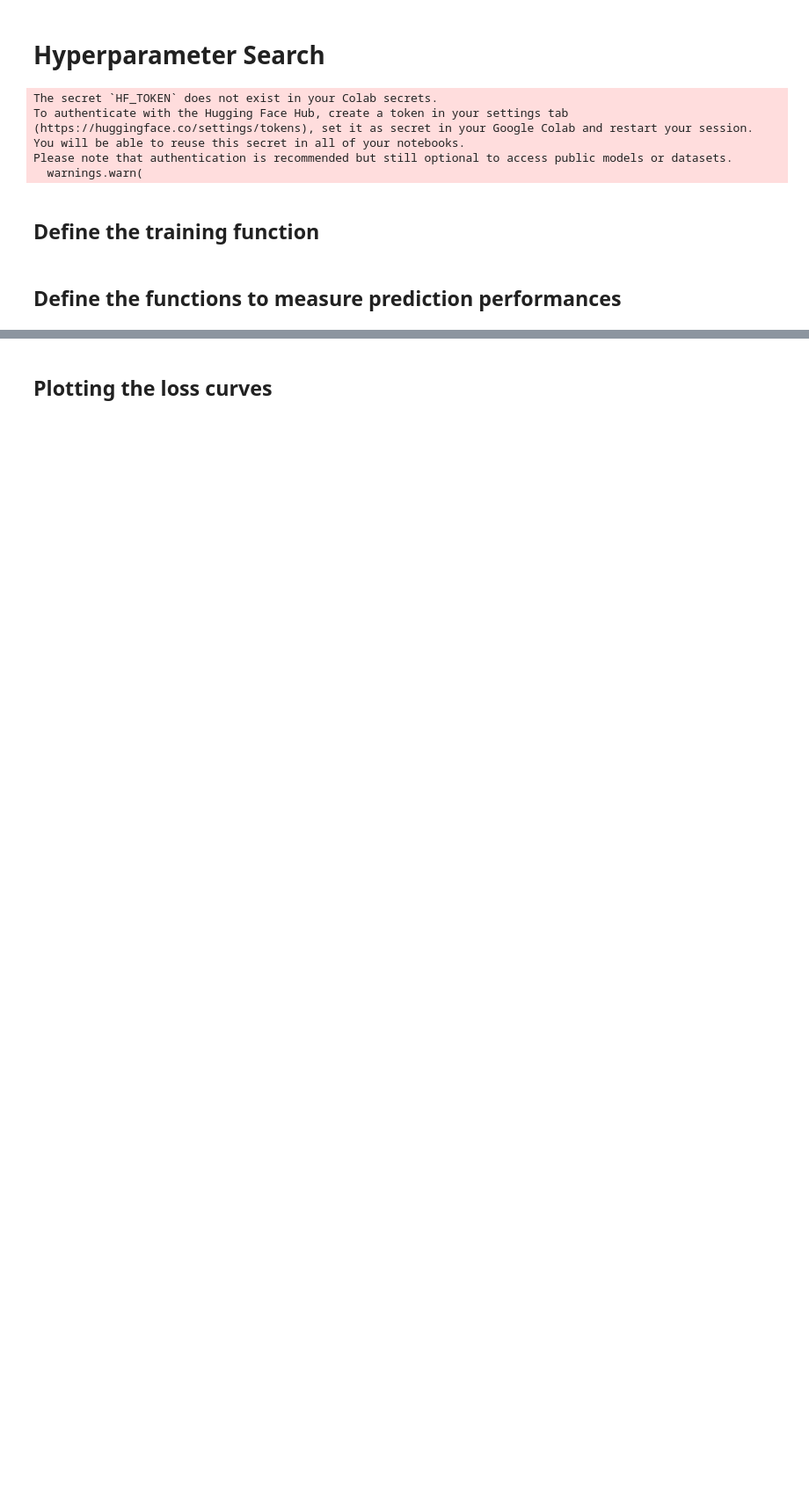
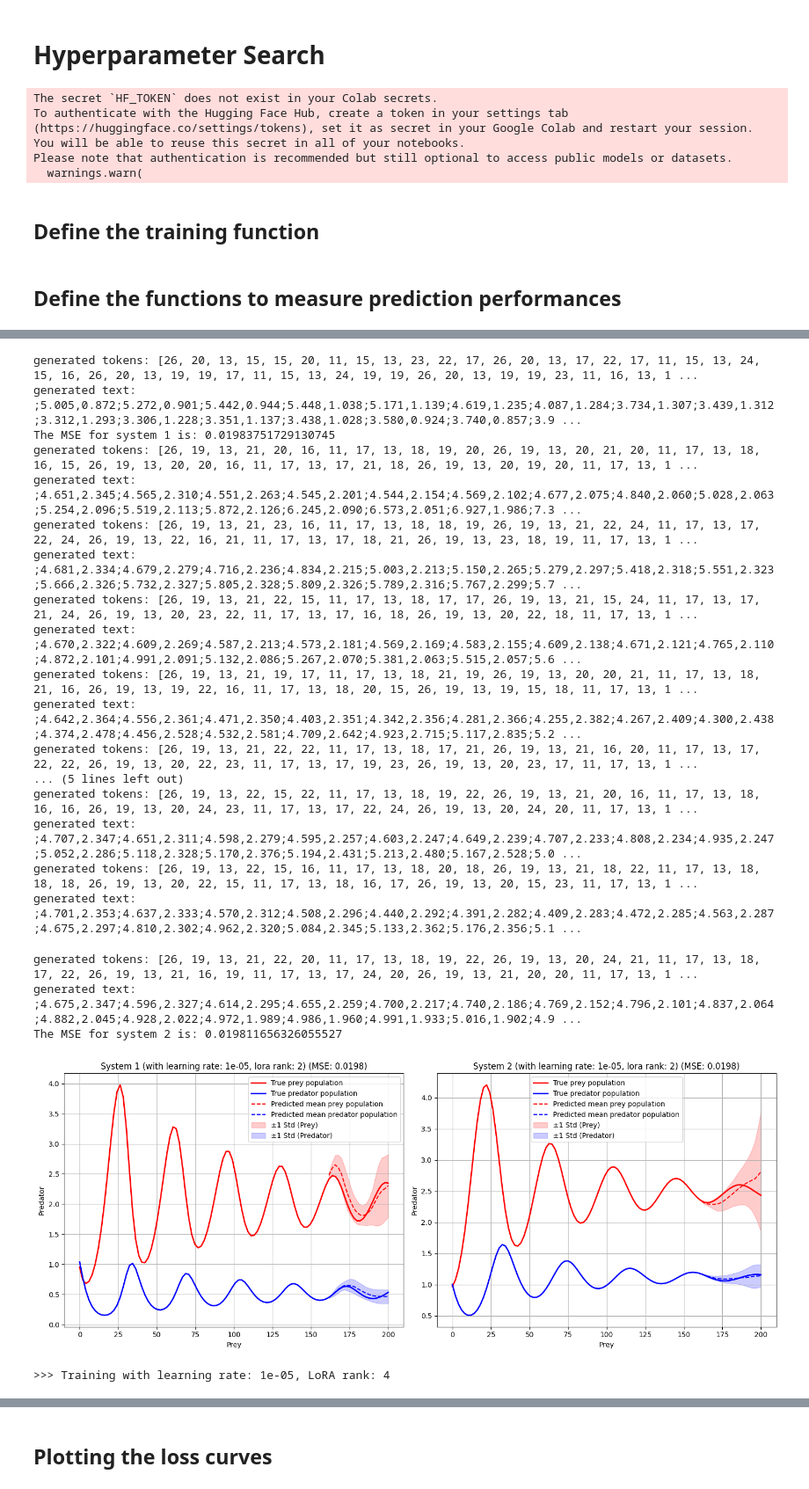
Before and after one commit to liuzhimei/M2_coursework, a Jupyter notebook: param_search.ipynb, the cells around one changed output, grey strips where cells are left out. Shown at 88% size. Saved outputs shown, nothing was run; the diff lists cells and outputs as text; code cells hidden in the pictures; blank space fills up the shorter version.

```diff
--- a/param_search.ipynb
+++ b/param_search.ipynb
@@ -287,15 +281,10 @@ def plot_predictions(model, tokenizer):
 # %%
-# Load model
-model, tokenizer = load_qwen()
-
 # Process the data into sequences of text
 train_texts, val_texts, test_texts = preprocess_all_time_series(trajectories)
 
 # Define hyperparameter configurations
-# learning_rates = [1e-5, 5e-5, 1e-4]
-# lora_ranks = [2, 4, 8]
-learning_rates = [1e-5]
-lora_ranks = [2]
+learning_rates = [1e-5, 5e-5, 1e-4]
+lora_ranks = [2, 4, 8]
 
 all_train_losses = {}
 all_val_losses = {}
@@ -303,8 +292,12 @@ results = []
 
 # Grid search
 for lr, rank in itertools.product(learning_rates, lora_ranks):
-    print(f"\n>>> Training with LR={lr}, Rank={rank}")
-    train_losses, val_losses = train_model(model=model, tokenizer=tokenizer, train_texts=train_texts, val_texts=val_texts, learning_rate=lr, lora_rank=rank)
+    print(f"\n>>> Training with learning rate: {lr}, LoRA rank: {rank}")
+
+    # Load model
+    model, tokenizer = load_qwen()
+
+    train_losses, val_losses = train_model(model, tokenizer, train_texts, val_texts, lr, rank)
 
     # Store losses for plotting
     all_train_losses[(lr, rank)] = train_losses
@@ -312,4 +305,7 @@ for lr, rank in itertools.product(learning_rates, lora_ranks):
 
     # Store final losses for table
     results.append((lr, rank, train_losses[-1], val_losses[-1]))
+
+    # Plot predictions for the first 2 systems
+    plot_predictions(model, tokenizer, lr, rank)
 # %% [output]
@@ -317,0 +336,22 @@ LR: 1e-05, Rank: 2, Epoch 1/1 | Train Loss: 0.4157 | Val Loss: 0.2194
+generated tokens: [26, 20, 13, 15, 15, 20, 11, 15, 13, 23, 22, 17, 26, 20, 13, 17, 22, 17, 11, 15, 13, 24, 15, 16, 26, 20, 13, 19, 19, 17, 11, 15, 13, 24, 19, 19, 26, 20, 13, 19, 19, 23, 11, 16, 13, 1 ...
+generated text: ;5.005,0.872;5.272,0.901;5.442,0.944;5.448,1.038;5.171,1.139;4.619,1.235;4.087,1.284;3.734,1.307;3.439,1.312;3.312,1.293;3.306,1.228;3.351,1.137;3.438,1.028;3.580,0.924;3.740,0.857;3.9 ...
+The MSE for system 1 is: 0.01983751729130745
+generated tokens: [26, 19, 13, 21, 20, 16, 11, 17, 13, 18, 19, 20, 26, 19, 13, 20, 21, 20, 11, 17, 13, 18, 16, 15, 26, 19, 13, 20, 20, 16, 11, 17, 13, 17, 21, 18, 26, 19, 13, 20, 19, 20, 11, 17, 13, 1 ...
+generated text: ;4.651,2.345;4.565,2.310;4.551,2.263;4.545,2.201;4.544,2.154;4.569,2.102;4.677,2.075;4.840,2.060;5.028,2.063;5.254,2.096;5.519,2.113;5.872,2.126;6.245,2.090;6.573,2.051;6.927,1.986;7.3 ...
+generated tokens: [26, 19, 13, 21, 23, 16, 11, 17, 13, 18, 18, 19, 26, 19, 13, 21, 22, 24, 11, 17, 13, 17, 22, 24, 26, 19, 13, 22, 16, 21, 11, 17, 13, 17, 18, 21, 26, 19, 13, 23, 18, 19, 11, 17, 13, 1 ...
+generated text: ;4.681,2.334;4.679,2.279;4.716,2.236;4.834,2.215;5.003,2.213;5.150,2.265;5.279,2.297;5.418,2.318;5.551,2.323;5.666,2.326;5.732,2.327;5.805,2.328;5.809,2.326;5.789,2.316;5.767,2.299;5.7 ...
+generated tokens: [26, 19, 13, 21, 22, 15, 11, 17, 13, 18, 17, 17, 26, 19, 13, 21, 15, 24, 11, 17, 13, 17, 21, 24, 26, 19, 13, 20, 23, 22, 11, 17, 13, 17, 16, 18, 26, 19, 13, 20, 22, 18, 11, 17, 13, 1 ...
+generated text: ;4.670,2.322;4.609,2.269;4.587,2.213;4.573,2.181;4.569,2.169;4.583,2.155;4.609,2.138;4.671,2.121;4.765,2.110;4.872,2.101;4.991,2.091;5.132,2.086;5.267,2.070;5.381,2.063;5.515,2.057;5.6 ...
+generated tokens: [26, 19, 13, 21, 19, 17, 11, 17, 13, 18, 21, 19, 26, 19, 13, 20, 20, 21, 11, 17, 13, 18, 21, 16, 26, 19, 13, 19, 22, 16, 11, 17, 13, 18, 20, 15, 26, 19, 13, 19, 15, 18, 11, 17, 13, 1 ...
+generated text: ;4.642,2.364;4.556,2.361;4.471,2.350;4.403,2.351;4.342,2.356;4.281,2.366;4.255,2.382;4.267,2.409;4.300,2.438;4.374,2.478;4.456,2.528;4.532,2.581;4.709,2.642;4.923,2.715;5.117,2.835;5.2 ...
+generated tokens: [26, 19, 13, 21, 22, 22, 11, 17, 13, 18, 17, 21, 26, 19, 13, 21, 16, 20, 11, 17, 13, 17, 22, 22, 26, 19, 13, 20, 22, 23, 11, 17, 13, 17, 19, 23, 26, 19, 13, 20, 23, 17, 11, 17, 13, 1 ...
+... (5 lines left out)
+generated tokens: [26, 19, 13, 22, 15, 22, 11, 17, 13, 18, 19, 22, 26, 19, 13, 21, 20, 16, 11, 17, 13, 18, 16, 16, 26, 19, 13, 20, 24, 23, 11, 17, 13, 17, 22, 24, 26, 19, 13, 20, 24, 20, 11, 17, 13, 1 ...
+generated text: ;4.707,2.347;4.651,2.311;4.598,2.279;4.595,2.257;4.603,2.247;4.649,2.239;4.707,2.233;4.808,2.234;4.935,2.247;5.052,2.286;5.118,2.328;5.170,2.376;5.194,2.431;5.213,2.480;5.167,2.528;5.0 ...
+generated tokens: [26, 19, 13, 22, 15, 16, 11, 17, 13, 18, 20, 18, 26, 19, 13, 21, 18, 22, 11, 17, 13, 18, 18, 18, 26, 19, 13, 20, 22, 15, 11, 17, 13, 18, 16, 17, 26, 19, 13, 20, 15, 23, 11, 17, 13, 1 ...
+generated text: ;4.701,2.353;4.637,2.333;4.570,2.312;4.508,2.296;4.440,2.292;4.391,2.282;4.409,2.283;4.472,2.285;4.563,2.287;4.675,2.297;4.810,2.302;4.962,2.320;5.084,2.345;5.133,2.362;5.176,2.356;5.1 ...
+generated tokens: [26, 19, 13, 21, 22, 20, 11, 17, 13, 18, 19, 22, 26, 19, 13, 20, 24, 21, 11, 17, 13, 18, 17, 22, 26, 19, 13, 21, 16, 19, 11, 17, 13, 17, 24, 20, 26, 19, 13, 21, 20, 20, 11, 17, 13, 1 ...
+generated text: ;4.675,2.347;4.596,2.327;4.614,2.295;4.655,2.259;4.700,2.217;4.740,2.186;4.769,2.152;4.796,2.101;4.837,2.064;4.882,2.045;4.928,2.022;4.972,1.989;4.986,1.960;4.991,1.933;5.016,1.902;4.9 ...
+The MSE for system 2 is: 0.019811656326055527
+[figure, added]
+>>> Training with learning rate: 1e-05, LoRA rank: 4
```
Also changed, not shown: parts of 9 cells of this notebook.
